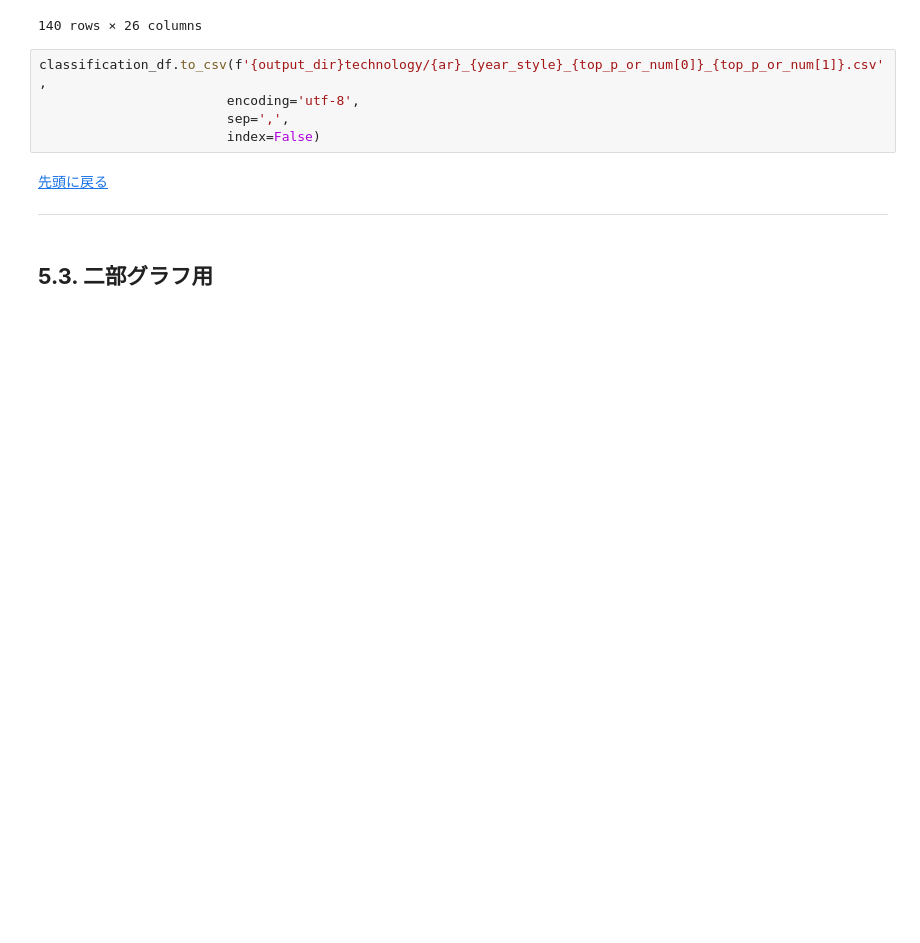
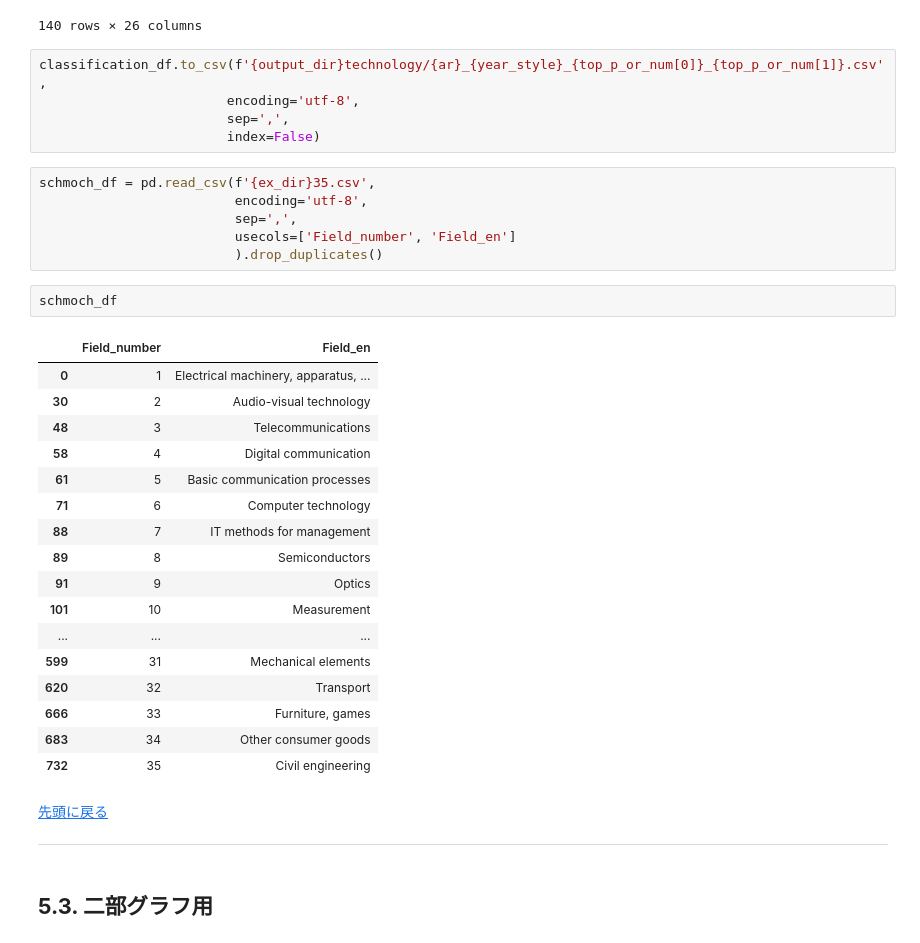
Before and after one commit to RintaroKARASHIMA/KCIinJapaneseFirms, a Jupyter notebook: notebooks/3_analysis/2_Calculate.ipynb, the cells around one changed output. Drawn from its saved outputs; the diff is of its cells as text; blank space fills up the shorter version.

```diff
--- a/notebooks/3_analysis/2_Calculate.ipynb
+++ b/notebooks/3_analysis/2_Calculate.ipynb
@@ -258,6 +259,32 @@ classification_df.to_csv(f'{output_dir}technology/{ar}_{year_style}_{top_p_or_nu
                         encoding='utf-8',
                         sep=',',
                         index=False)
+# %%
+schmoch_df = pd.read_csv(f'{ex_dir}35.csv',
+                         encoding='utf-8',
+                         sep=',',
+                         usecols=['Field_number', 'Field_en']
+                         ).drop_duplicates()
+# %%
+schmoch_df
+# %% [output]
+|  | Field_number | Field_en |
+| 0 | 1 | Electrical machinery, apparatus, ... |
+| 30 | 2 | Audio-visual technology |
+| 48 | 3 | Telecommunications |
+| 58 | 4 | Digital communication |
+| 61 | 5 | Basic communication processes |
+| 71 | 6 | Computer technology |
+| 88 | 7 | IT methods for management |
+| 89 | 8 | Semiconductors |
+| 91 | 9 | Optics |
+| 101 | 10 | Measurement |
+| ... | ... | ... |
+| 599 | 31 | Mechanical elements |
+| 620 | 32 | Transport |
+| 666 | 33 | Furniture, games |
+| 683 | 34 | Other consumer goods |
+| 732 | 35 | Civil engineering |
 # %% [markdown]
 <a href=#top>先頭に戻る</a>
 
```
Also changed, not shown: parts of 9 cells of this notebook, 6 other files.
